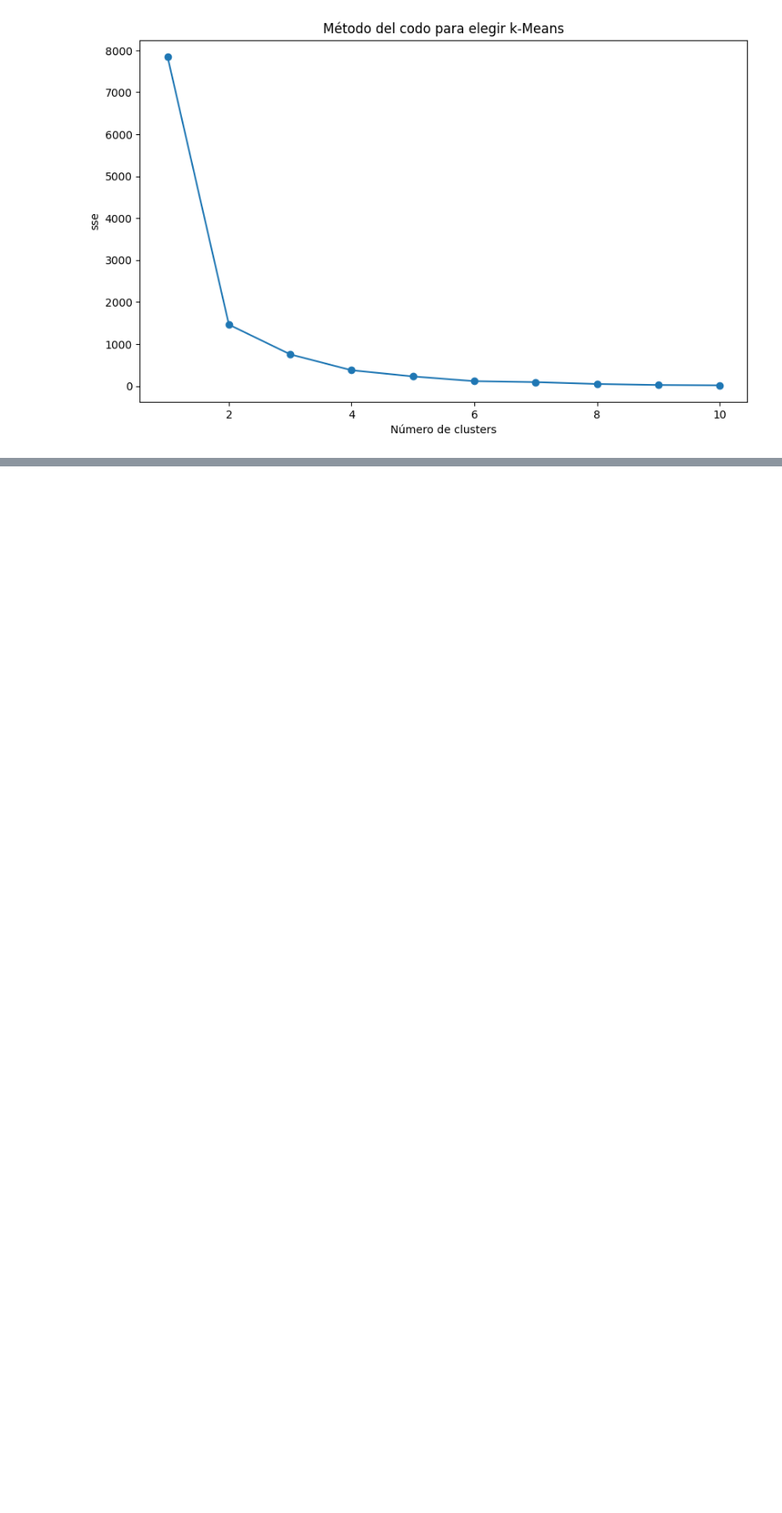
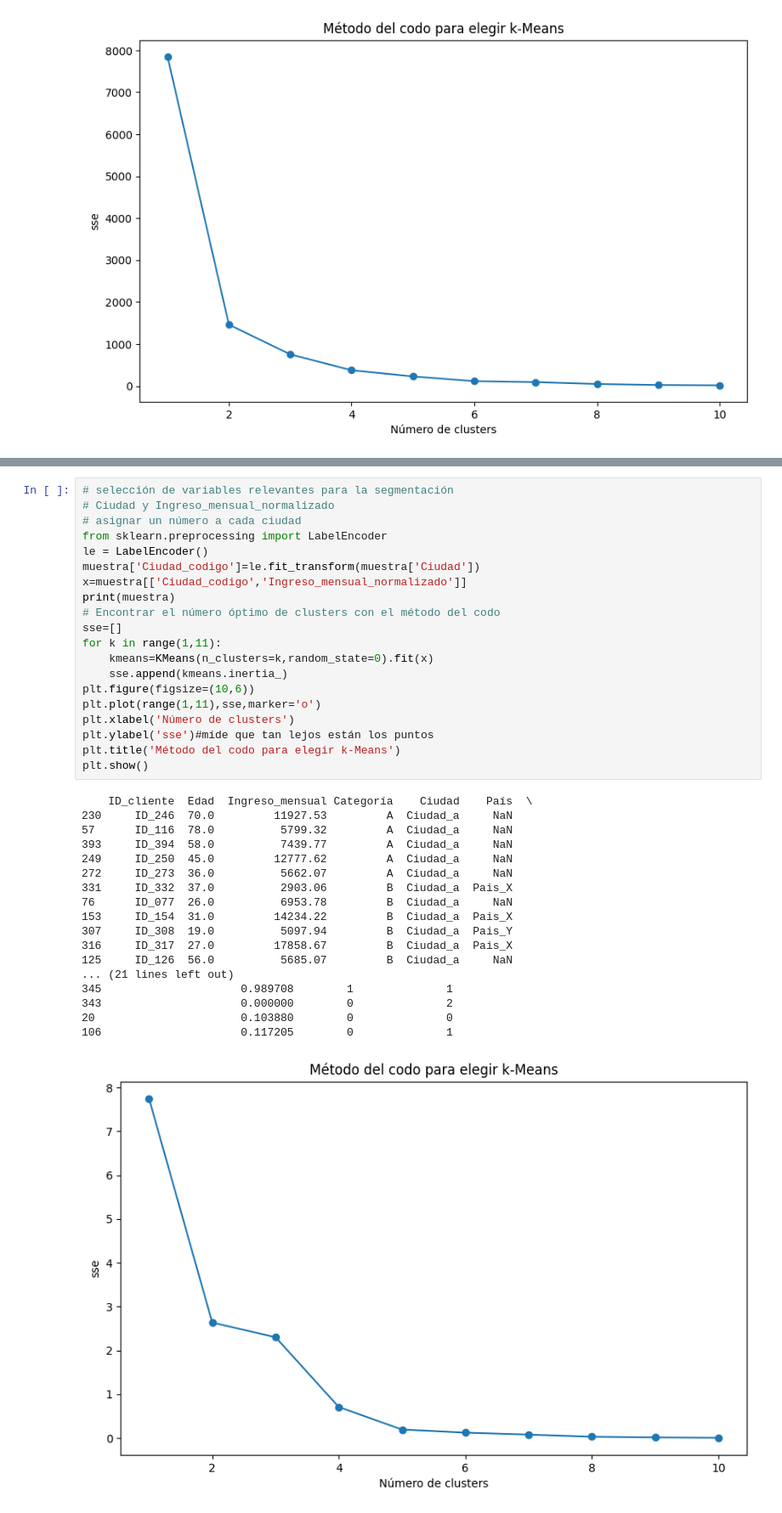
Before and after one commit to lfernandogh75/IA_G296CAMPISTAS, a Jupyter notebook: Mision1/ASUM/campistas_ASUM_DM.ipynb, the cells around one changed output, grey strips where cells are left out. Shown at 85% size. Cells and saved outputs as stored; diff of their text form; blank space fills up the shorter version.

```diff
--- a/Mision1/ASUM/campistas_ASUM_DM.ipynb
+++ b/Mision1/ASUM/campistas_ASUM_DM.ipynb
@@ -596,0 +611,39 @@ plt.show()
+# %%
+# selección de variables relevantes para la segmentación
+# Ciudad y Ingreso_mensual_normalizado
+# asignar un número a cada ciudad
+from sklearn.preprocessing import LabelEncoder
+le = LabelEncoder()
+muestra['Ciudad_codigo']=le.fit_transform(muestra['Ciudad'])
+x=muestra[['Ciudad_codigo','Ingreso_mensual_normalizado']]
+print(muestra)
+# Encontrar el número óptimo de clusters con el método del codo
+sse=[]
+for k in range(1,11):
+    kmeans=KMeans(n_clusters=k,random_state=0).fit(x)
+    sse.append(kmeans.inertia_)
+plt.figure(figsize=(10,6))
+plt.plot(range(1,11),sse,marker='o')
+plt.xlabel('Número de clusters')
+plt.ylabel('sse')#míde que tan lejos están los puntos
+plt.title('Método del codo para elegir k-Means')
+plt.show()
+# %% [output]
+    ID_cliente  Edad  Ingreso_mensual Categoría    Ciudad    País  \
+230     ID_246  70.0         11927.53         A  Ciudad_a     NaN
+57      ID_116  78.0          5799.32         A  Ciudad_a     NaN
+393     ID_394  58.0          7439.77         A  Ciudad_a     NaN
+249     ID_250  45.0         12777.62         A  Ciudad_a     NaN
+272     ID_273  36.0          5662.07         A  Ciudad_a     NaN
+331     ID_332  37.0          2903.06         B  Ciudad_a  Pais_X
+76      ID_077  26.0          6953.78         B  Ciudad_a     NaN
+153     ID_154  31.0         14234.22         B  Ciudad_a  Pais_X
+307     ID_308  19.0          5097.94         B  Ciudad_a  Pais_Y
+316     ID_317  27.0         17858.67         B  Ciudad_a  Pais_X
+125     ID_126  56.0          5685.07         B  Ciudad_a     NaN
+... (21 lines left out)
+345                     0.989708        1              1
+343                     0.000000        0              2
+20                      0.103880        0              0
+106                     0.117205        0              1
+[figure, added]
```
Also changed, not shown: parts of 1 cell of this notebook.
